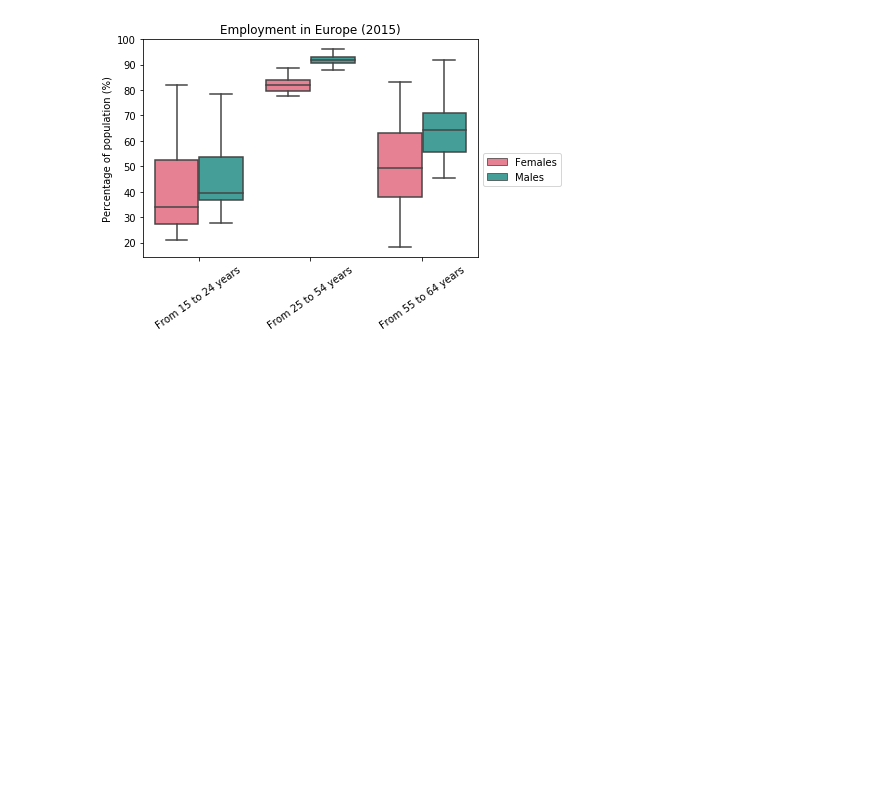
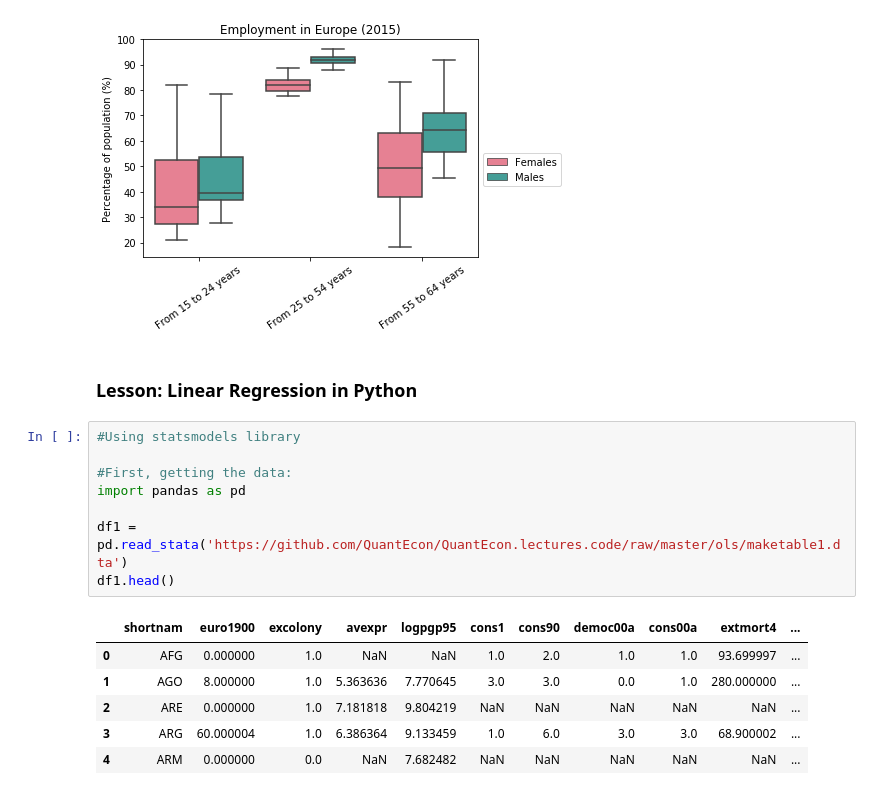
Before and after one commit to PanPip/QuantEcon_Tasks, a Jupyter notebook: Data_and_empirics.ipynb, the cells around one changed output. Saved outputs shown, nothing was run; the diff lists cells and outputs as text; blank space fills up the shorter version.

```diff
--- a/Data_and_empirics.ipynb
+++ b/Data_and_empirics.ipynb
@@ -897,3 +897,20 @@ plt.legend(bbox_to_anchor=(1,0.5))
 plt.show()
 # %% [output]
 [figure]
+# %% [markdown]
+### Lesson: Linear Regression in Python
+# %%
+#Using statsmodels library
+
+#First, getting the data:
+import pandas as pd
+
+df1 = pd.read_stata('https://github.com/QuantEcon/QuantEcon.lectures.code/raw/master/ols/maketable1.dta')
+df1.head()
+# %% [output]
+|  | shortnam | euro1900 | excolony | avexpr | logpgp95 | cons1 | cons90 | democ00a | cons00a | extmort4 | ... |
+| 0 | AFG | 0.000000 | 1.0 | NaN | NaN | 1.0 | 2.0 | 1.0 | 1.0 | 93.699997 | ... |
+| 1 | AGO | 8.000000 | 1.0 | 5.363636 | 7.770645 | 3.0 | 3.0 | 0.0 | 1.0 | 280.000000 | ... |
+| 2 | ARE | 0.000000 | 1.0 | 7.181818 | 9.804219 | NaN | NaN | NaN | NaN | NaN | ... |
+| 3 | ARG | 60.000004 | 1.0 | 6.386364 | 9.133459 | 1.0 | 6.0 | 3.0 | 3.0 | 68.900002 | ... |
+| 4 | ARM | 0.000000 | 0.0 | NaN | 7.682482 | NaN | NaN | NaN | NaN | NaN | ... |
```
Also changed, not shown: parts of 13 cells of this notebook.
